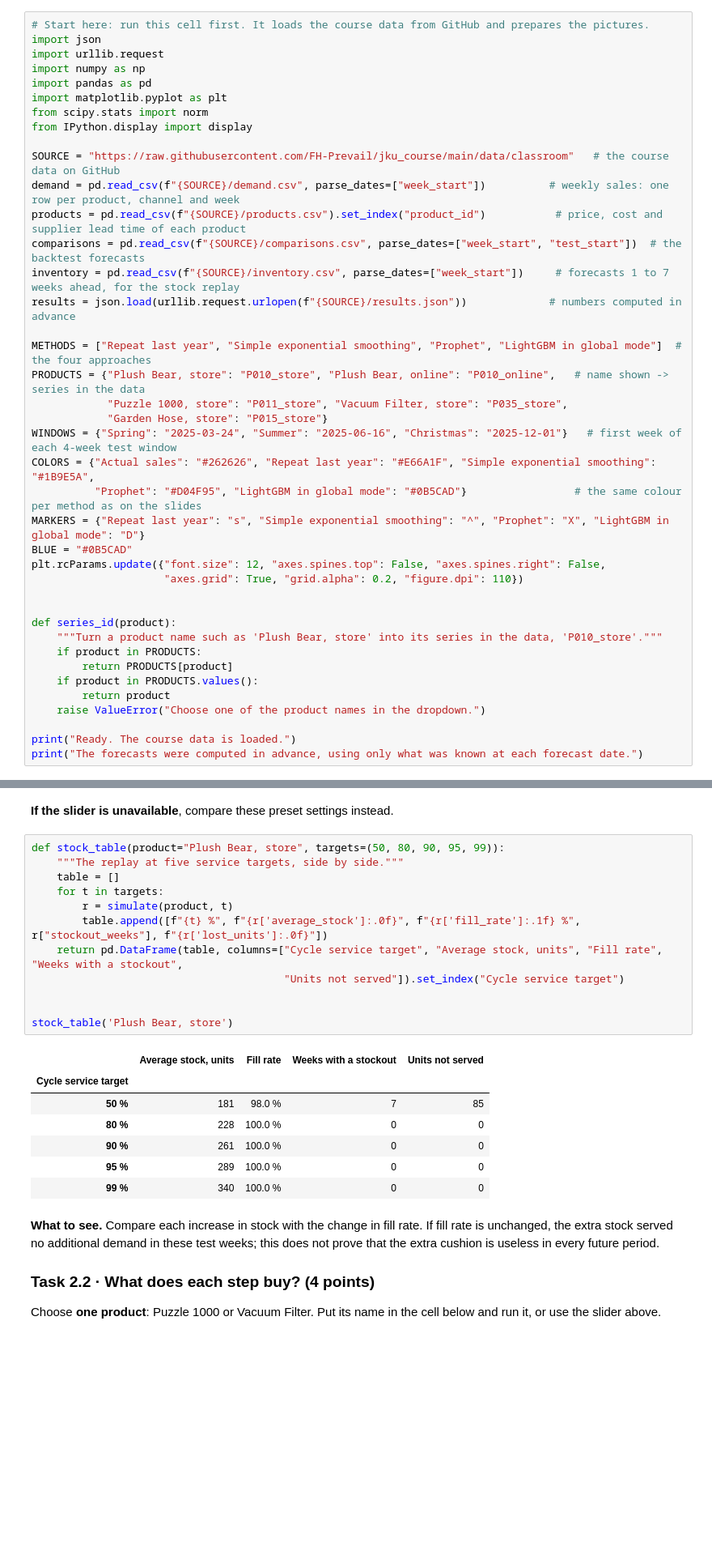
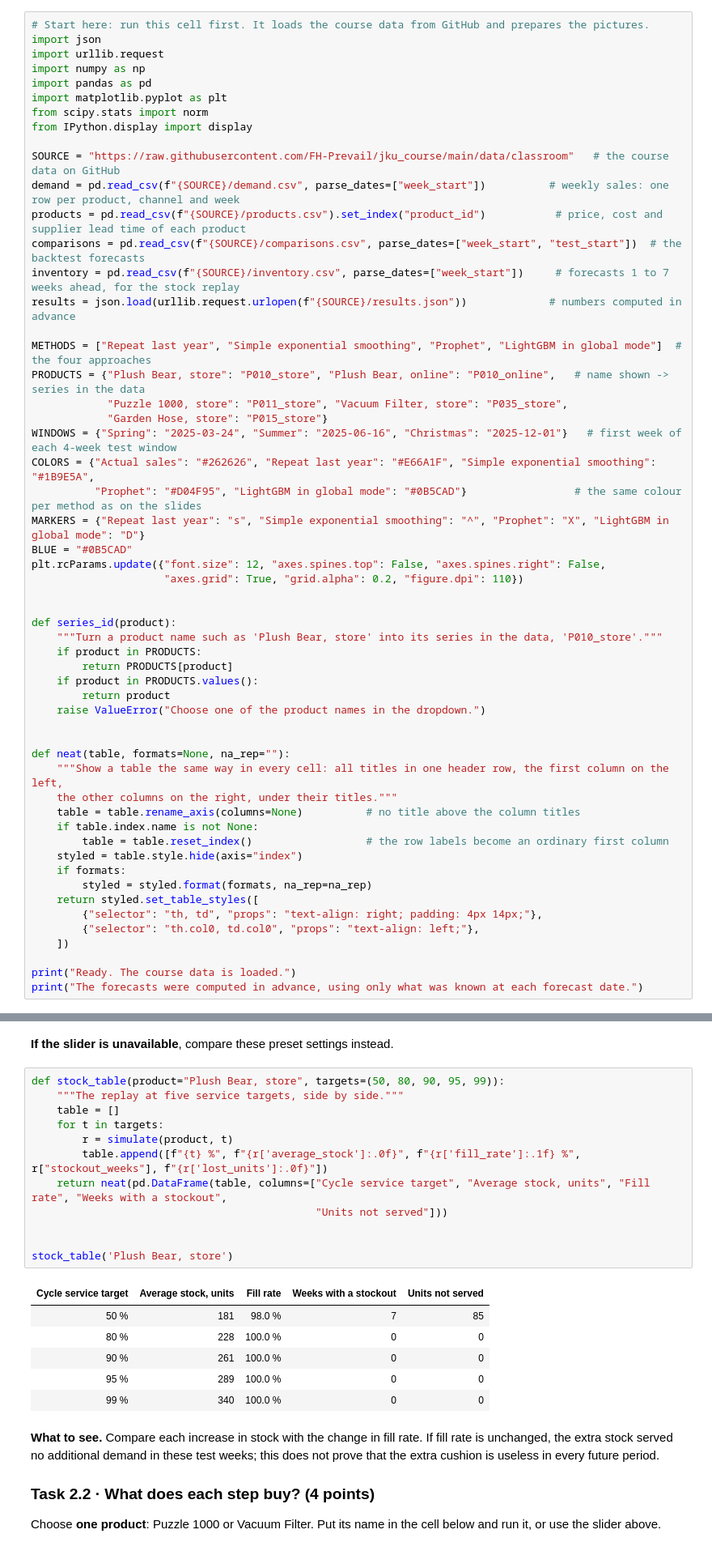
Before and after one commit to FH-Prevail/jku_course, a Jupyter notebook: notebooks/2_forecast_to_stock.ipynb, the cells around one changed output, grey strips where cells are left out. Shown at 81% size. Drawn from its saved outputs; the diff is of its cells as text; blank space fills up the shorter version.

```diff
--- a/notebooks/2_forecast_to_stock.ipynb
+++ b/notebooks/2_forecast_to_stock.ipynb
@@ -64,6 +64,21 @@ def series_id(product):
         return product
     raise ValueError("Choose one of the product names in the dropdown.")
 
+
+def neat(table, formats=None, na_rep=""):
+    """Show a table the same way in every cell: all titles in one header row, the first column on the left,
+    the other columns on the right, under their titles."""
+    table = table.rename_axis(columns=None)          # no title above the column titles
+    if table.index.name is not None:
+        table = table.reset_index()                  # the row labels become an ordinary first column
+    styled = table.style.hide(axis="index")
+    if formats:
+        styled = styled.format(formats, na_rep=na_rep)
+    return styled.set_table_styles([
+        {"selector": "th, td", "props": "text-align: right; padding: 4px 14px;"},
+        {"selector": "th.col0, td.col0", "props": "text-align: left;"},
+    ])
+
 print("Ready. The course data is loaded.")
 print("The forecasts were computed in advance, using only what was known at each forecast date.")
 # %% [output]
@@ -238,18 +252,17 @@ stock_controls = stock_widget()
 # %%
 def stock_table(product="Plush Bear, store", targets=(50, 80, 90, 95, 99)):
     """The replay at five service targets, side by side."""
     table = []
     for t in targets:
         r = simulate(product, t)
         table.append([f"{t} %", f"{r['average_stock']:.0f}", f"{r['fill_rate']:.1f} %", r["stockout_weeks"], f"{r['lost_units']:.0f}"])
-    return pd.DataFrame(table, columns=["Cycle service target", "Average stock, units", "Fill rate", "Weeks with a stockout",
-                                        "Units not served"]).set_index("Cycle service target")
+    return neat(pd.DataFrame(table, columns=["Cycle service target", "Average stock, units", "Fill rate", "Weeks with a stockout",
+                                             "Units not served"]))
 
 
 stock_table('Plush Bear, store')
 # %% [output]
-|  | Average stock, units | Fill rate | Weeks with a stockout | Units not served |
-| Cycle service target |  |  |  |  |
+| Cycle service target | Average stock, units | Fill rate | Weeks with a stockout | Units not served |
 | 50 % | 181 | 98.0 % | 7 | 85 |
 | 80 % | 228 | 100.0 % | 0 | 0 |
 | 90 % | 261 | 100.0 % | 0 | 0 |
```
Also changed, not shown: parts of 5 cells of this notebook, 4 other files.
